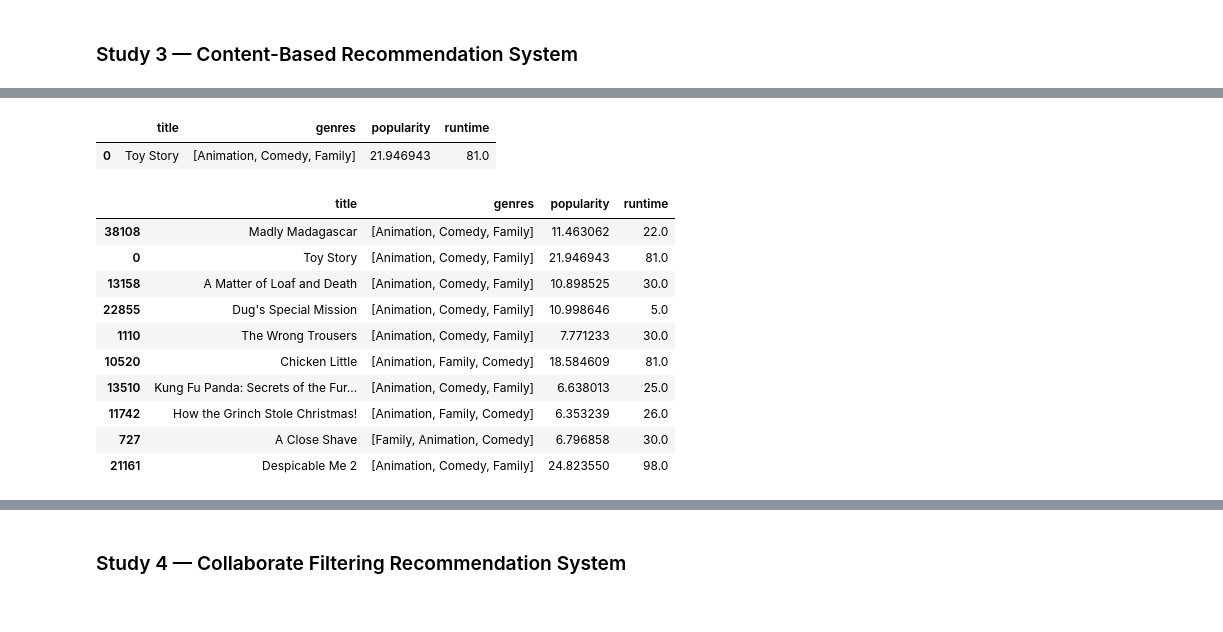
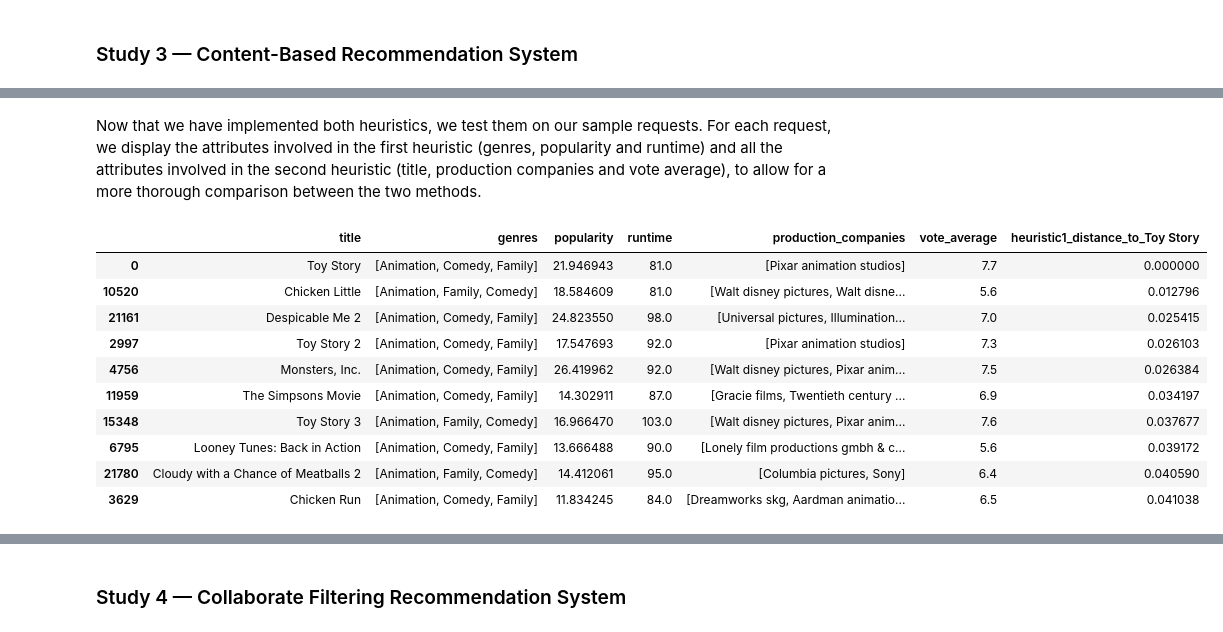
Before and after one commit to BrentMRPalmer/CSI4142-A4, a Jupyter notebook: UnsupervisedLearning.ipynb, the cells around one changed output, grey strips where cells are left out. Cells and saved outputs as stored; diff of their text form; code cells hidden in the pictures.

```diff
--- a/UnsupervisedLearning.ipynb
+++ b/UnsupervisedLearning.ipynb
@@ -1298,8 +1306,7 @@ We use the functions for the similarity metrics defined in Study 1.
 **References:**<br>
 # %%
-
 # Implement the first heuristic
-def heuristic_1(reference_movie):
+def heuristic1(reference_movie):
     # Store the genres for the reference movie
     reference_genres = cleaned_metadata_df[cleaned_metadata_df["title"]==reference_movie]["genres"].to_list()[0]
     # Apply the jaccard distance function to the genres attribute, computing distance between the genres of the reference movie with every other movie
@@ -1313,7 +1320,7 @@ def heuristic_1(reference_movie):
         lambda pop: math.dist([reference_pop], [pop])
     )
     # Store the runtime for the reference movie
-    reference_run =  float(cleaned_metadata_df[cleaned_metadata_df["title"]==reference_movie]["popularity"].iloc[0])
+    reference_run =  float(cleaned_metadata_df[cleaned_metadata_df["title"]==reference_movie]["runtime"].iloc[0])
     # Compute the Euclidean distance between the runtime scores of the reference movie with every other movie
     # Note that we compute this separately from the popularity because we weight them differently
     euc_run = cleaned_metadata_df["runtime"].apply(
@@ -1326,9 +1333,4 @@ def heuristic_1(reference_movie):
     attribute_name = "heuristic1_distance_to_" + reference_movie
     cleaned_metadata_df[attribute_name] = 2*jaccard_genre + 2*euc_pop_normalized + 1*euc_run_normalized
     # Select the top ten results
-    return(cleaned_metadata_df.sort_values(by=attribute_name).head(10))
-
-cleaned_metadata_df[cleaned_metadata_df['title']=='Toy Story'][['title', 'genres', 'popularity', 'runtime']]
+    return(cleaned_metadata_df.sort_values(by=attribute_name).head(10), attribute_name)
-# %% [output]
-|  | title | genres | popularity | runtime |
-| 0 | Toy Story | [Animation, Comedy, Family] | 21.946943 | 81.0 |
@@ -1335,15 +1365,17 @@ cleaned_metadata_df[cleaned_metadata_df['title']=='Toy Story'][['title', 'genres
+# %% [markdown]
+Now that we have implemented both heuristics, we test them on our sample requests. For each request, we display the attributes involved in the first heuristic (genres, popularity and runtime) and all the attributes involved in the second heuristic (title, production companies and vote average), to allow for a more thorough comparison between the two methods.
 # %%
-heuristic1_1 = heuristic_1("Toy Story")[['title', 'genres', 'popularity', 'runtime']]
-heuristic1_1
+heuristic1_1, attribute_name = heuristic1("Toy Story")
+heuristic1_1[['title', 'genres', 'popularity', 'runtime', 'production_companies', 'vote_average', attribute_name]]
 # %% [output]
-|  | title | genres | popularity | runtime |
-| 38108 | Madly Madagascar | [Animation, Comedy, Family] | 11.463062 | 22.0 |
-| 0 | Toy Story | [Animation, Comedy, Family] | 21.946943 | 81.0 |
-| 13158 | A Matter of Loaf and Death | [Animation, Comedy, Family] | 10.898525 | 30.0 |
-| 22855 | Dug's Special Mission | [Animation, Comedy, Family] | 10.998646 | 5.0 |
-| 1110 | The Wrong Trousers | [Animation, Comedy, Family] | 7.771233 | 30.0 |
-| 10520 | Chicken Little | [Animation, Family, Comedy] | 18.584609 | 81.0 |
-| 13510 | Kung Fu Panda: Secrets of the Fur... | [Animation, Comedy, Family] | 6.638013 | 25.0 |
-| 11742 | How the Grinch Stole Christmas! | [Animation, Family, Comedy] | 6.353239 | 26.0 |
-| 727 | A Close Shave | [Family, Animation, Comedy] | 6.796858 | 30.0 |
-| 21161 | Despicable Me 2 | [Animation, Comedy, Family] | 24.823550 | 98.0 |
+|  | title | genres | popularity | runtime | production_companies | vote_average | heuristic1_distance_to_Toy Story |
+| 0 | Toy Story | [Animation, Comedy, Family] | 21.946943 | 81.0 | [Pixar animation studios] | 7.7 | 0.000000 |
+| 10520 | Chicken Little | [Animation, Family, Comedy] | 18.584609 | 81.0 | [Walt disney pictures, Walt disne... | 5.6 | 0.012796 |
+| 21161 | Despicable Me 2 | [Animation, Comedy, Family] | 24.823550 | 98.0 | [Universal pictures, Illumination... | 7.0 | 0.025415 |
+| 2997 | Toy Story 2 | [Animation, Comedy, Family] | 17.547693 | 92.0 | [Pixar animation studios] | 7.3 | 0.026103 |
+| 4756 | Monsters, Inc. | [Animation, Comedy, Family] | 26.419962 | 92.0 | [Walt disney pictures, Pixar anim... | 7.5 | 0.026384 |
+| 11959 | The Simpsons Movie | [Animation, Comedy, Family] | 14.302911 | 87.0 | [Gracie films, Twentieth century ... | 6.9 | 0.034197 |
+| 15348 | Toy Story 3 | [Animation, Family, Comedy] | 16.966470 | 103.0 | [Walt disney pictures, Pixar anim... | 7.6 | 0.037677 |
+| 6795 | Looney Tunes: Back in Action | [Animation, Comedy, Family] | 13.666488 | 90.0 | [Lonely film productions gmbh & c... | 5.6 | 0.039172 |
+| 21780 | Cloudy with a Chance of Meatballs 2 | [Animation, Family, Comedy] | 14.412061 | 95.0 | [Columbia pictures, Sony] | 6.4 | 0.040590 |
+| 3629 | Chicken Run | [Animation, Comedy, Family] | 11.834245 | 84.0 | [Dreamworks skg, Aardman animatio... | 6.5 | 0.041038 |
```
Also changed, not shown: parts of 4 cells of this notebook.
